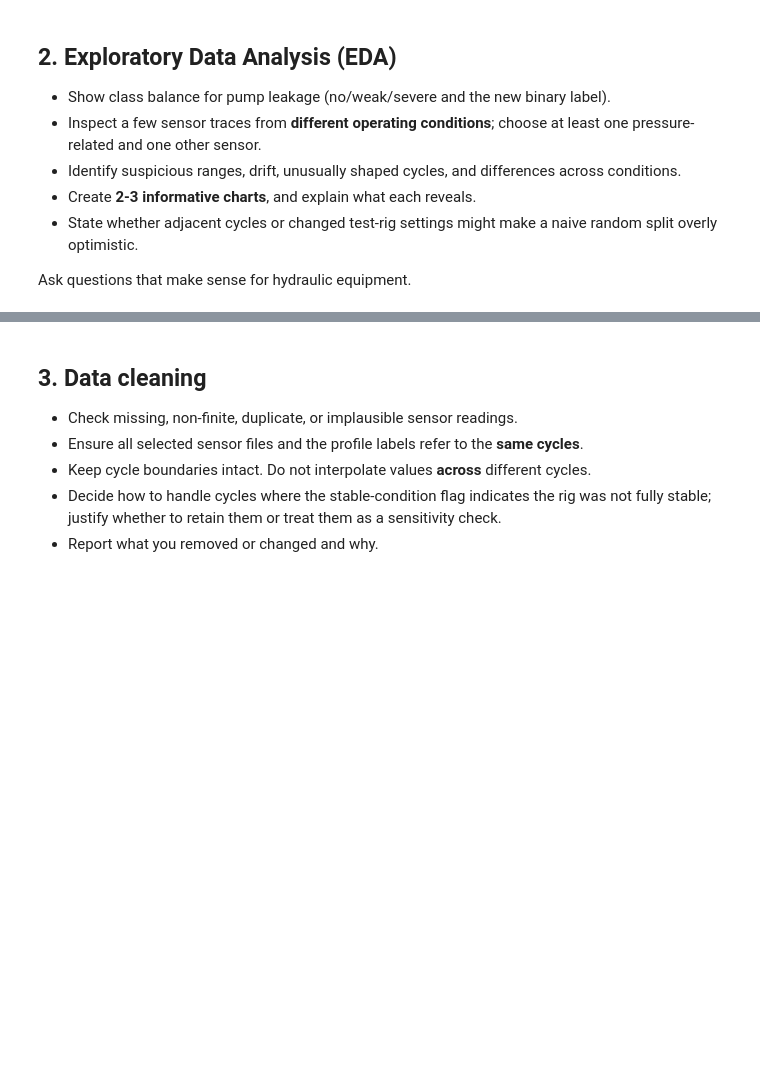
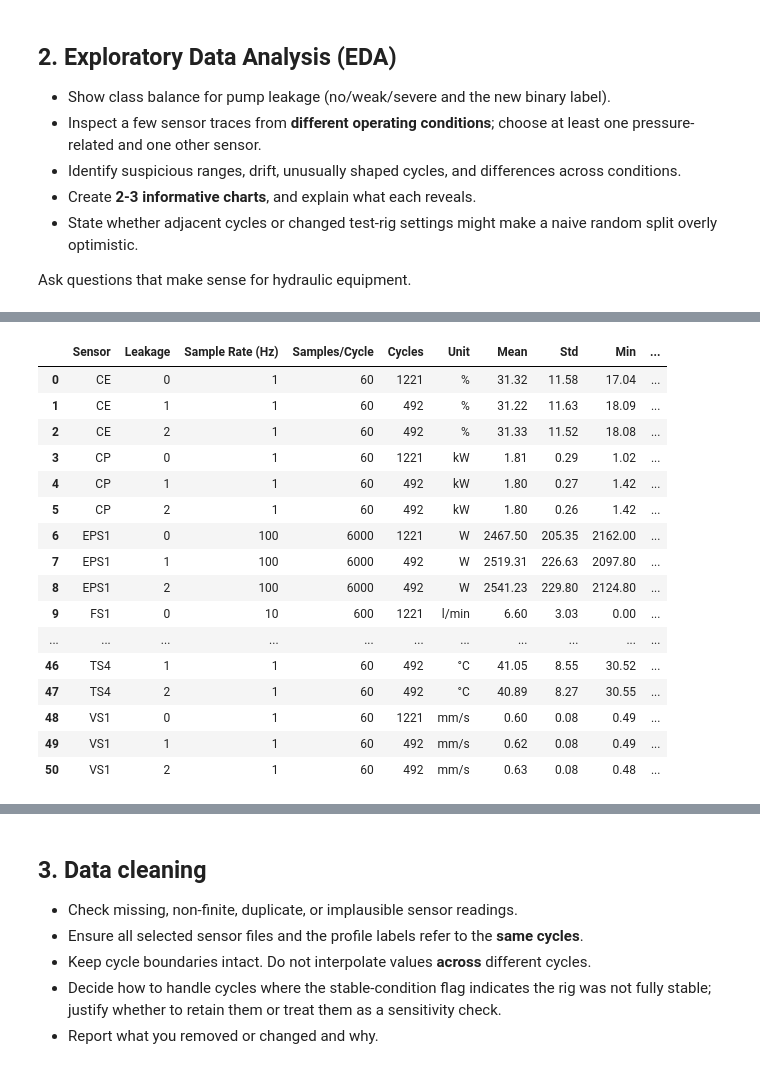
Before and after one commit to EladJoseph/Data-Science-Project---ML-classification-, a Jupyter notebook: Revised_Data_Science_Pipeline_XGBoost_SHAP_Audio_LIME.ipynb, the cells around one changed output, grey strips where cells are left out. Drawn from its saved outputs; the diff is of its cells as text; code cells hidden in the pictures; blank space fills up the shorter version.

```diff
--- a/Revised_Data_Science_Pipeline_XGBoost_SHAP_Audio_LIME.ipynb
+++ b/Revised_Data_Science_Pipeline_XGBoost_SHAP_Audio_LIME.ipynb
@@ -45,3 +47,23 @@ import torch
+# %%
+# Constants
+CE = 'CE'
+CP = 'CP'
+EPS1 = 'EPS1'
+FS1 = 'FS1'
+FS2 = 'FS2'
+PROFILE = 'profile'
+PS1 = 'PS1'
+PS2 = 'PS2'
+PS3 = 'PS3'
+PS4 = 'PS4'
+PS5 = 'PS5'
+PS6 = 'PS6'
+SE = 'SE'
+TS1 = 'TS1'
+TS2 = 'TS2'
+TS3 = 'TS3'
+TS4 = 'TS4'
+VS1 = 'VS1'
 # %% [markdown]
 ---
 # Mission 1: Machine Learning with XGBoost and SHAP
@@ -133,0 +349,45 @@ Ask questions that make sense for hydraulic equipment.
+# %%
+# Get pump leakage labels (0, 1, 2)
+leakage_labels = raw_profile["pump_leakage"].to_numpy()
+
+leakage_stats = []
+
+for sensor_name, data in raw_sensors.items():
+
+    data = np.asarray(data)
+
+    # Ensure experiments and labels are aligned
+    assert len(data) == len(leakage_labels), (
+        f"Row mismatch for {sensor_name}. "
+        "Check that all files were loaded with header=None."
+    )
+
+    for leakage_level in [0, 1, 2]:
+
+        # Select experiments belonging to this leakage class
+        mask = leakage_labels == leakage_level
+        class_data = data[mask]
+
+        # Calculate statistics
+        stats = calculate_sensor_stats(sensor_name, class_data)
+        stats["Leakage"] = leakage_level
+
+        leakage_stats.append(stats)
+
+
+# Create DataFrame
+eda_by_leakage = pd.DataFrame(leakage_stats)
+
+# Place Leakage column immediately after Sensor
+columns = ["Sensor", "Leakage"] + [
+    col for col in eda_by_leakage.columns
+    if col not in ["Sensor", "Leakage"]
+]
+
+eda_by_leakage = eda_by_leakage[columns]
+
+
+# Display
+print("SENSOR STATISTICS BY PUMP LEAKAGE CONDITION")
+display_eda_table(eda_by_leakage)
+# %% [output]
@@ -133,0 +395,17 @@ Ask questions that make sense for hydraulic equipment.
+|  | Sensor | Leakage | Sample Rate (Hz) | Samples/Cycle | Cycles | Unit | Mean | Std | Min | ... |
+| 0 | CE | 0 | 1 | 60 | 1221 | % | 31.32 | 11.58 | 17.04 | ... |
+| 1 | CE | 1 | 1 | 60 | 492 | % | 31.22 | 11.63 | 18.09 | ... |
+| 2 | CE | 2 | 1 | 60 | 492 | % | 31.33 | 11.52 | 18.08 | ... |
+| 3 | CP | 0 | 1 | 60 | 1221 | kW | 1.81 | 0.29 | 1.02 | ... |
+| 4 | CP | 1 | 1 | 60 | 492 | kW | 1.80 | 0.27 | 1.42 | ... |
+| 5 | CP | 2 | 1 | 60 | 492 | kW | 1.80 | 0.26 | 1.42 | ... |
+| 6 | EPS1 | 0 | 100 | 6000 | 1221 | W | 2467.50 | 205.35 | 2162.00 | ... |
+| 7 | EPS1 | 1 | 100 | 6000 | 492 | W | 2519.31 | 226.63 | 2097.80 | ... |
+| 8 | EPS1 | 2 | 100 | 6000 | 492 | W | 2541.23 | 229.80 | 2124.80 | ... |
+| 9 | FS1 | 0 | 10 | 600 | 1221 | l/min | 6.60 | 3.03 | 0.00 | ... |
+| ... | ... | ... | ... | ... | ... | ... | ... | ... | ... | ... |
+| 46 | TS4 | 1 | 1 | 60 | 492 | °C | 41.05 | 8.55 | 30.52 | ... |
+| 47 | TS4 | 2 | 1 | 60 | 492 | °C | 40.89 | 8.27 | 30.55 | ... |
+| 48 | VS1 | 0 | 1 | 60 | 1221 | mm/s | 0.60 | 0.08 | 0.49 | ... |
+| 49 | VS1 | 1 | 1 | 60 | 492 | mm/s | 0.62 | 0.08 | 0.49 | ... |
+| 50 | VS1 | 2 | 1 | 60 | 492 | mm/s | 0.63 | 0.08 | 0.48 | ... |
```
Also changed, not shown: parts of 9 cells of this notebook.
